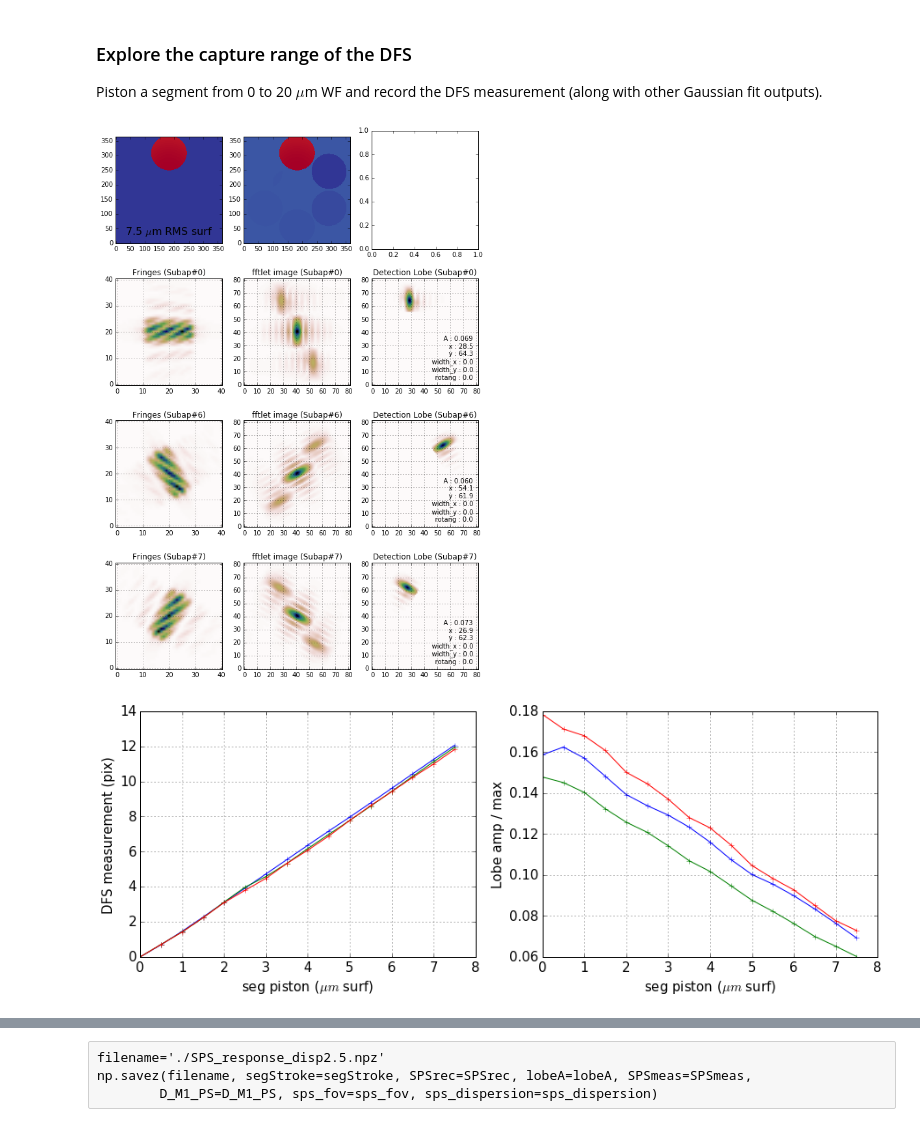
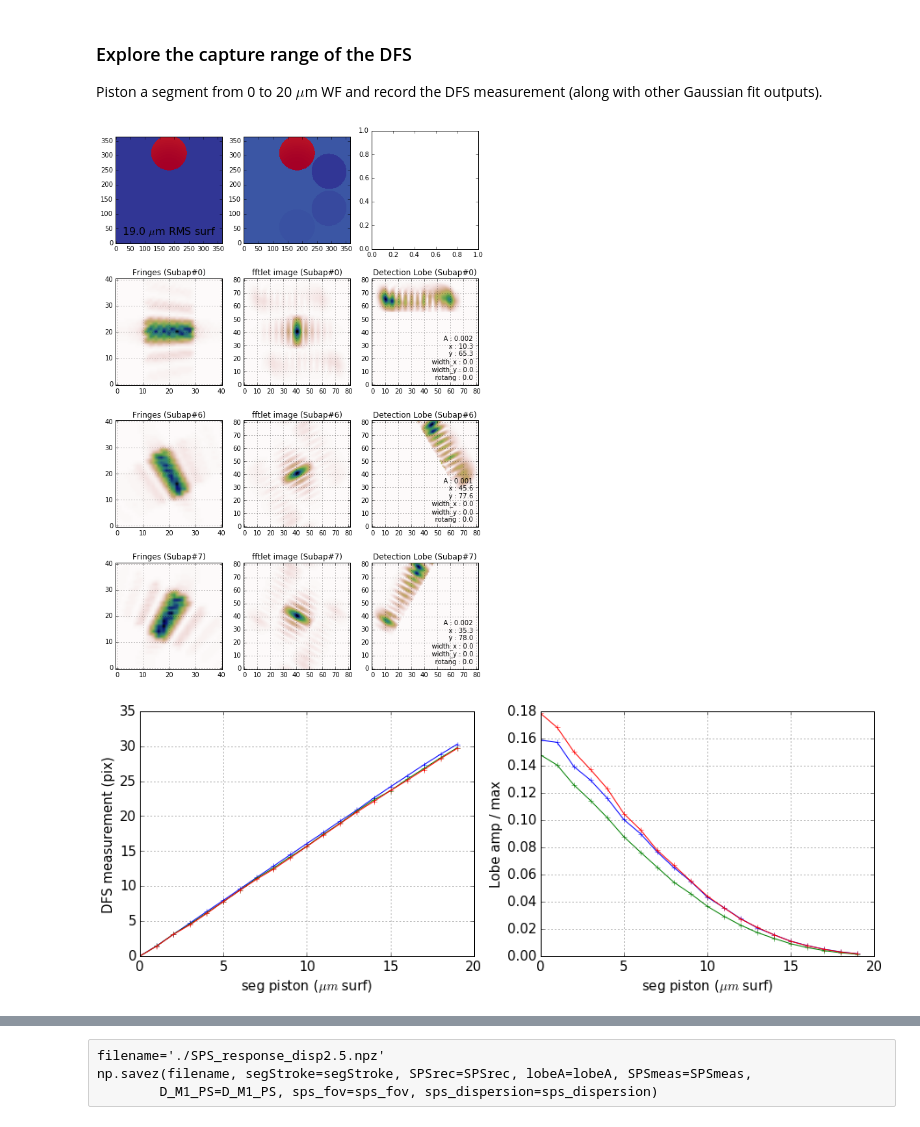
Before and after one commit to rconan/CEO, a Jupyter notebook: segmentPistonSensor/Segment-Piston-Sensor-Signal-Analysis.ipynb, the cells around one changed output, grey strips where cells are left out. Saved outputs shown, nothing was run; the diff lists cells and outputs as text; code cells hidden in the pictures.

```diff
--- a/segmentPistonSensor/Segment-Piston-Sensor-Signal-Analysis.ipynb
+++ b/segmentPistonSensor/Segment-Piston-Sensor-Signal-Analysis.ipynb
@@ -160,7 +160,7 @@ Piston a segment from 0 to 20 $\mu$m WF and record the DFS measurement (along wi
 segId = 1 # segment number to scan in piston
 subap = [0,6,7] # DFS subaperture to monitor visually
 zernidx = 0 # 0: piston, 1: tilt, ...
-segStroke = np.arange(0,8,0.5, dtype=float)  #in microns
+segStroke = np.arange(0,20.,1.0, dtype=float)  #in microns
 SPSmeas = np.zeros((12*src.N_SRC, segStroke.size))
 lobeA = np.zeros((12*src.N_SRC, segStroke.size))
 SPSrec = np.zeros((6,segStroke.size))
@@ -223,34 +223,34 @@ for pp in range(segStroke.size):
     textcoll[0] = text(0.5,0.05, """%.1f $\mu$m RMS surf"""%segStroke[pp], fontsize=16,
                          verticalalignment='bottom', horizontalalignment='center', transform=(ax.ravel())[0].transAxes)
     for k in range(3):
         (ax.ravel())[3*k+3].imshow((fringesCube[:,:,subap[k]]), cmap=plt.cm.gist_earth_r, origin='lower')
         (ax.ravel())[3*k+4].imshow(np.sqrt(dataCube[:,:,subap[k]]), cmap=plt.cm.gist_earth_r, origin='lower')
         (ax.ravel())[3*k+5].imshow(dataCube[:,:,subap[k]]*sps.spsmask[:,:,subap[k]], cmap=plt.cm.gist_earth_r, origin='lower')
         if sps.lobe_detection == 'gaussfit':
             contourcoll[k] = (ax.ravel())[3*k+5].contour(sps.fftlet_fit_images[:,:,subap[k]], cmap=plt.cm.copper, origin='lower')
 
         (ax.ravel())[3*k+3].grid(True)
         (ax.ravel())[3*k+3].set_title('Fringes (Subap#%d)'%subap[k])
         (ax.ravel())[3*k+4].grid(True)
         (ax.ravel())[3*k+4].set_title('fftlet image (Subap#%d)'%subap[k])
         (ax.ravel())[3*k+5].grid(True)
         (ax.ravel())[3*k+5].set_title('Detection Lobe (Subap#%d)'%subap[k])
 
         textcoll[k+1] = text(0.95, 0.04, """
             A : %.3f
             x : %.1f
             y : %.1f
             width_x : %.1f
             width_y : %.1f
             rotang : %.1f""" %(params[0,k], params[2,k], params[1,k], params[4,k], params[3,k], params[5,k]),
             fontsize=10, horizontalalignment='right',
             verticalalignment='bottom', transform=(ax.ravel())[3*k+5].transAxes)
     IPython.display.clear_output(wait=True)
     IPython.display.display(fig)
 
 close()
 # %% [output]
-[figure, old version]
+[figure, new version]
 # %%
 fig, (ax1, ax2) = plt.subplots(1,2)
 fig.set_size_inches((15,5))
@@ -269,7 +269,7 @@ ax2.set_ylabel('Lobe amp / max', fontsize=15)
 #ax2.set_yscale('log')
 ax2.tick_params(labelsize=15)
 # %% [output]
-[figure, old version]
+[figure, new version]
 # %%
 fig, ax = plt.subplots()
 fig.set_size_inches((8,5))
```
Also changed, not shown: parts of 2 cells of this notebook.
